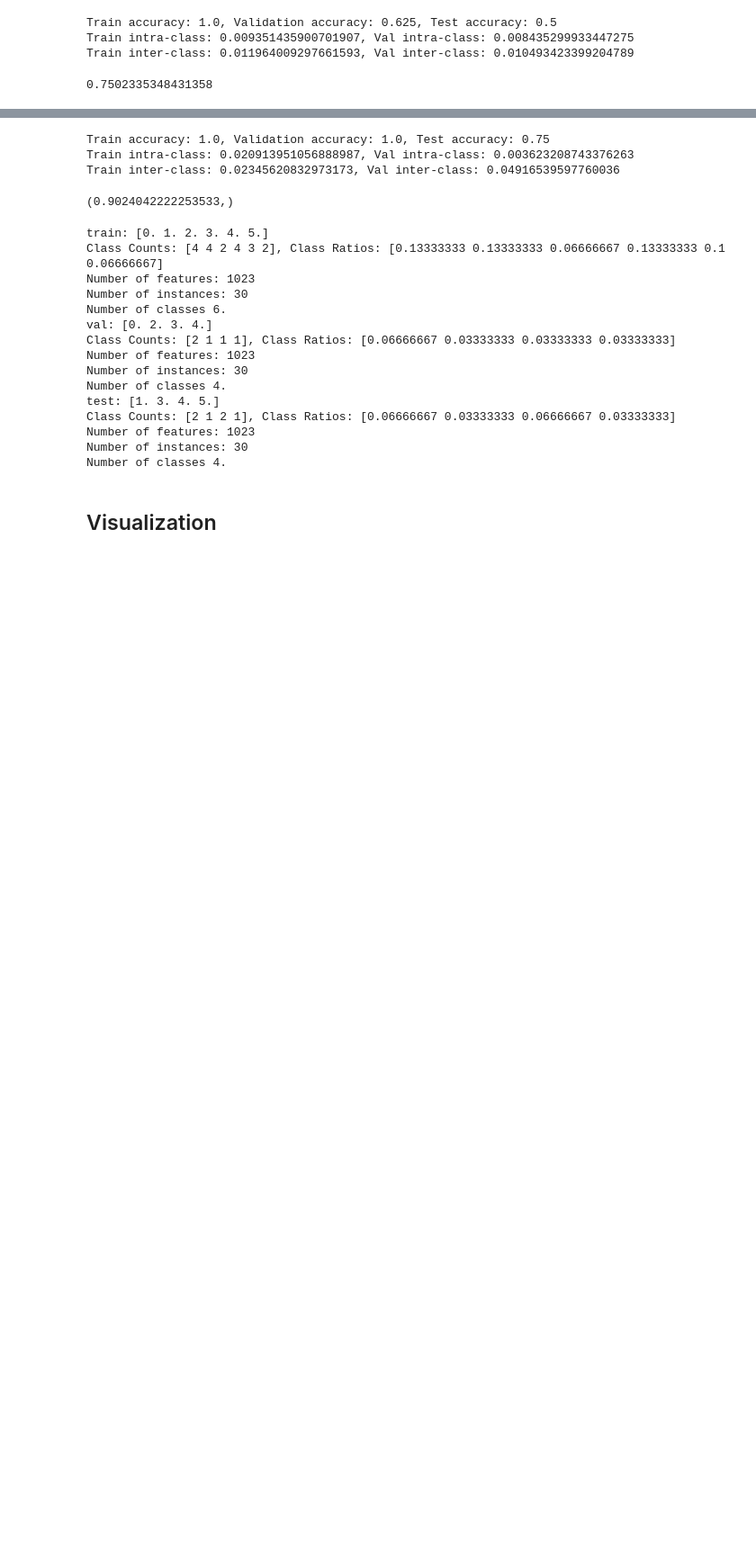
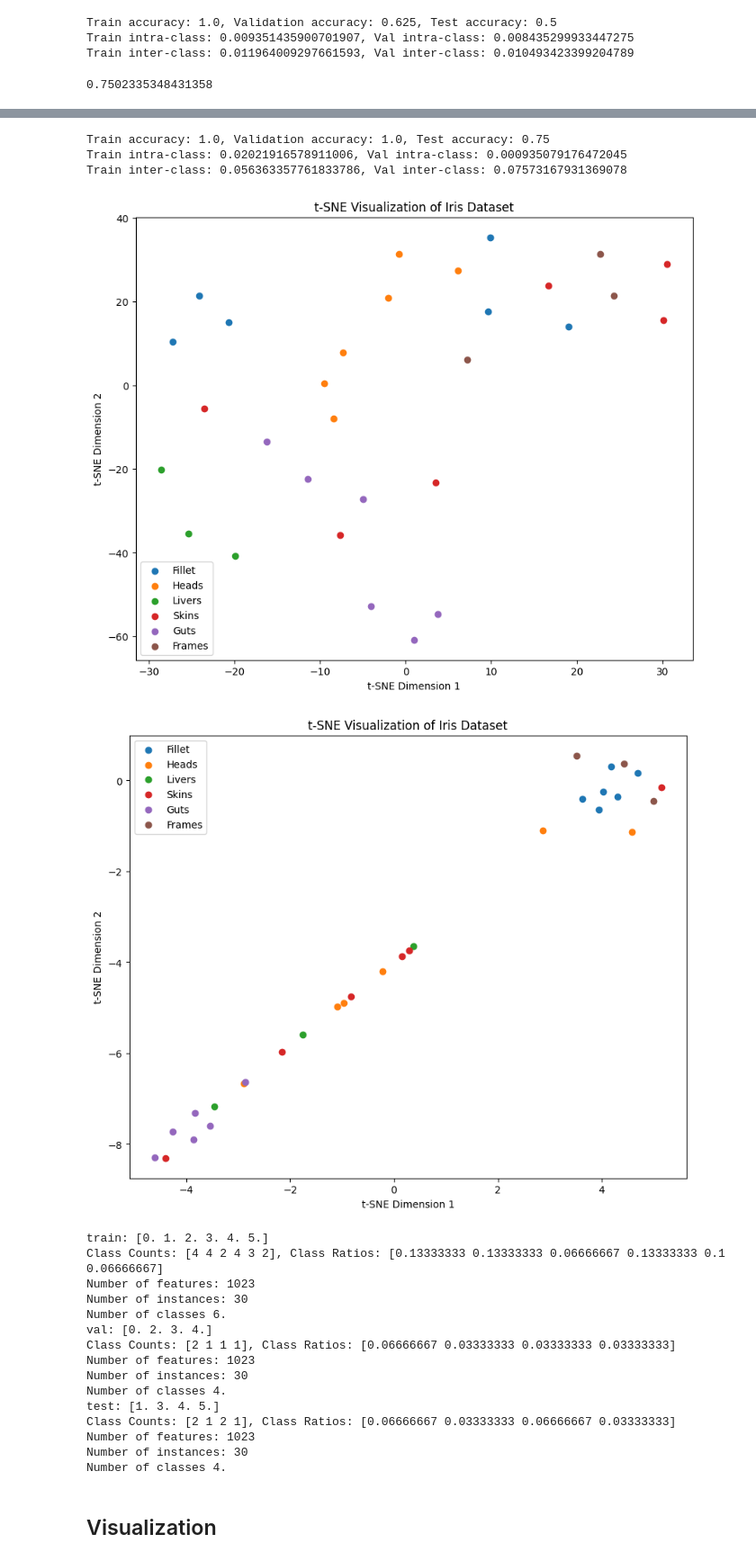
Before and after one commit to woodRock/fishy-business, a Jupyter notebook: code/identification/part/R01_S02_Identification_Part_Wrapper_Based_Multi_Tree_GP.ipynb, the cells around one changed output, grey strips where cells are left out. Shown at 90% size. Saved outputs shown, nothing was run; the diff lists cells and outputs as text; code cells hidden in the pictures; blank space fills up the shorter version.

```diff
--- a/code/identification/part/R01_S02_Identification_Part_Wrapper_Based_Multi_Tree_GP.ipynb
+++ b/code/identification/part/R01_S02_Identification_Part_Wrapper_Based_Multi_Tree_GP.ipynb
@@ -782,10 +783,44 @@ Train inter-class: 0.023038588265919386, Val inter-class: 0.04857213800251164
-# %%
-evaluate_classification(hof[0], verbose=True)
-# %% [output]
-Train accuracy: 1.0, Validation accuracy: 1.0, Test accuracy: 0.75
-Train intra-class: 0.020913951056888987, Val intra-class: 0.003623208743376263
-Train inter-class: 0.02345620832973173, Val inter-class: 0.04916539597760036
-(0.9024042222253533,)
+# %%
+import numpy as np
+import matplotlib.pyplot as plt
+from sklearn import datasets
+from sklearn.manifold import TSNE
+
+# # Load sample dataset (you can replace this with your own dataset)
+# iris = datasets.load_iris()
+# X = iris.data
+# y = iris.target
+
+# Perform t-SNE dimensionality reduction
+perplexity = 10
+features = toolbox.compile(expr=hof[-10], pset=pset)
+
+evaluate_classification(hof.items[-10], verbose=True)
+
+for X_set in [X, features]:
+    tsne = TSNE(n_components=2, perplexity=perplexity, random_state=42)
+    X_tsne = tsne.fit_transform(X_set)
+
+    # Plot the data
+    plt.figure(figsize=(10, 8))
+
+    labels = ['Fillet','Heads','Livers','Skins','Guts','Frames']
+
+    # Plot points belonging to different classes with different colors
+    for idx, label in enumerate(np.unique(y)):
+        plt.scatter(X_tsne[y == label, 0], X_tsne[y == label, 1], label=labels[idx])
+
+    plt.title('t-SNE Visualization of Iris Dataset')
+    plt.xlabel('t-SNE Dimension 1')
+    plt.ylabel('t-SNE Dimension 2')
+    plt.legend()
+    plt.show()
+# %% [output]
+Train accuracy: 1.0, Validation accuracy: 1.0, Test accuracy: 0.75
+Train intra-class: 0.02021916578911006, Val intra-class: 0.000935079176472045
+Train inter-class: 0.056363357761833786, Val inter-class: 0.07573167931369078
+[figure, added]
+[figure, added]
 # %%
 train_split = 0.66
 X_train, X_temp, y_train, y_temp = train_test_split(X, y, stratify=y, test_size=(1-train_split), random_state=42)
```
Also changed, not shown: parts of 6 cells of this notebook.
